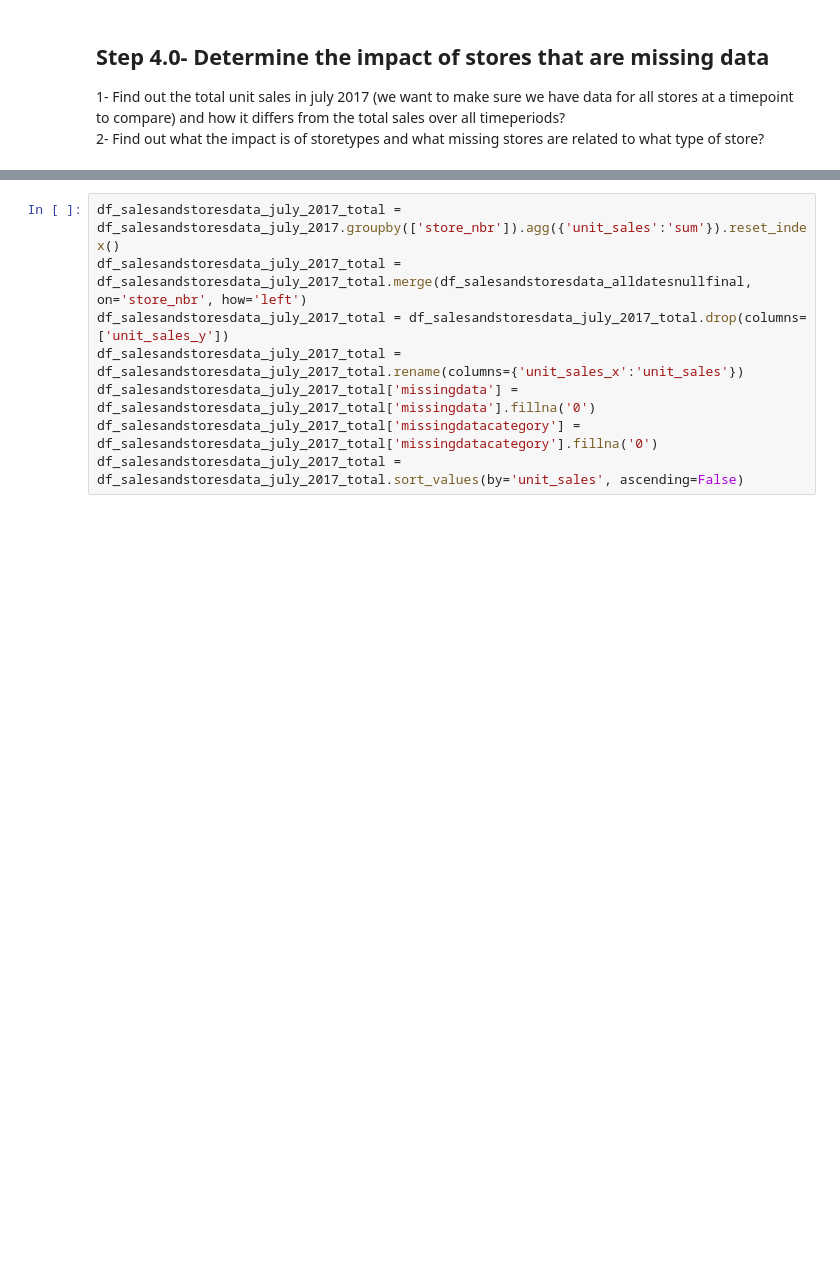
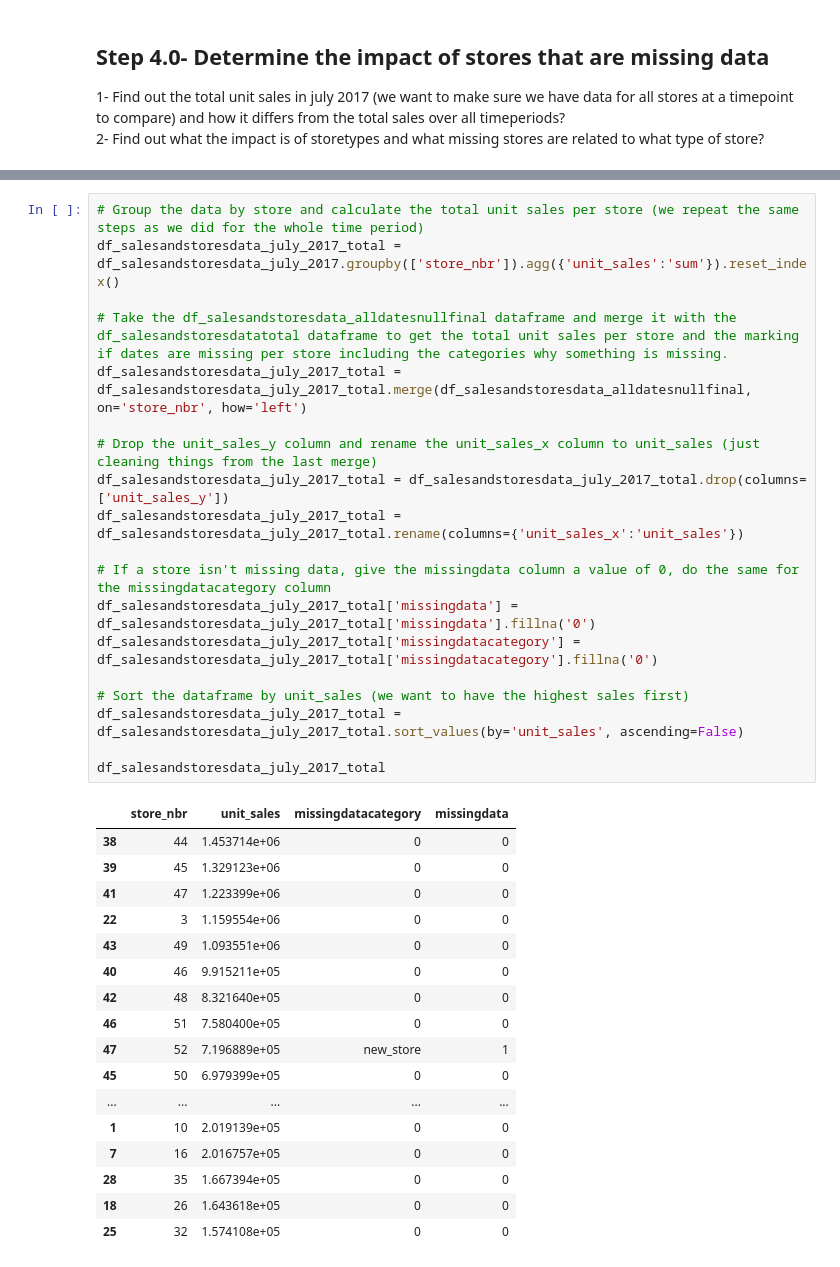
Before and after one commit to AFEngelage/Group4B, a Jupyter notebook: notebooks/Sebastiaan_EDA_Storeswithotherdatadaily.ipynb, the cells around one changed output, grey strips where cells are left out. Saved outputs shown, nothing was run; the diff lists cells and outputs as text; blank space fills up the shorter version.

```diff
--- a/notebooks/Sebastiaan_EDA_Storeswithotherdatadaily.ipynb
+++ b/notebooks/Sebastiaan_EDA_Storeswithotherdatadaily.ipynb
@@ -451,11 +468,40 @@ print(df_salesandstoresdata_july_2017)
 83590         9 2017-07-31  20525.878906  Quito  Pichincha    B       6
 
 [1674 rows x 7 columns]
-# %%
-df_salesandstoresdata_july_2017_total = df_salesandstoresdata_july_2017.groupby(['store_nbr']).agg({'unit_sales':'sum'}).reset_index()
-df_salesandstoresdata_july_2017_total = df_salesandstoresdata_july_2017_total.merge(df_salesandstoresdata_alldatesnullfinal, on='store_nbr', how='left')
-df_salesandstoresdata_july_2017_total = df_salesandstoresdata_july_2017_total.drop(columns=['unit_sales_y'])
-df_salesandstoresdata_july_2017_total = df_salesandstoresdata_july_2017_total.rename(columns={'unit_sales_x':'unit_sales'})
-df_salesandstoresdata_july_2017_total['missingdata'] = df_salesandstoresdata_july_2017_total['missingdata'].fillna('0')
-df_salesandstoresdata_july_2017_total['missingdatacategory'] = df_salesandstoresdata_july_2017_total['missingdatacategory'].fillna('0')
-df_salesandstoresdata_july_2017_total = df_salesandstoresdata_july_2017_total.sort_values(by='unit_sales', ascending=False)
+# %%
+# Group the data by store and calculate the total unit sales per store (we repeat the same steps as we did for the whole time period)
+df_salesandstoresdata_july_2017_total = df_salesandstoresdata_july_2017.groupby(['store_nbr']).agg({'unit_sales':'sum'}).reset_index()
+
+# Take the df_salesandstoresdata_alldatesnullfinal dataframe and merge it with the df_salesandstoresdatatotal dataframe to get the total unit sales per store and the marking if dates are missing per store including the categories why something is missing.
+df_salesandstoresdata_july_2017_total = df_salesandstoresdata_july_2017_total.merge(df_salesandstoresdata_alldatesnullfinal, on='store_nbr', how='left')
+
+# Drop the unit_sales_y column and rename the unit_sales_x column to unit_sales (just cleaning things from the last merge)
+df_salesandstoresdata_july_2017_total = df_salesandstoresdata_july_2017_total.drop(columns=['unit_sales_y'])
+df_salesandstoresdata_july_2017_total = df_salesandstoresdata_july_2017_total.rename(columns={'unit_sales_x':'unit_sales'})
+
+# If a store isn't missing data, give the missingdata column a value of 0, do the same for the missingdatacategory column
+df_salesandstoresdata_july_2017_total['missingdata'] = df_salesandstoresdata_july_2017_total['missingdata'].fillna('0')
+df_salesandstoresdata_july_2017_total['missingdatacategory'] = df_salesandstoresdata_july_2017_total['missingdatacategory'].fillna('0')
+
+# Sort the dataframe by unit_sales (we want to have the highest sales first)
+df_salesandstoresdata_july_2017_total = df_salesandstoresdata_july_2017_total.sort_values(by='unit_sales', ascending=False)
+
+df_salesandstoresdata_july_2017_total
+# %% [output]
+|  | store_nbr | unit_sales | missingdatacategory | missingdata |
+| 38 | 44 | 1.453714e+06 | 0 | 0 |
+| 39 | 45 | 1.329123e+06 | 0 | 0 |
+| 41 | 47 | 1.223399e+06 | 0 | 0 |
+| 22 | 3 | 1.159554e+06 | 0 | 0 |
+| 43 | 49 | 1.093551e+06 | 0 | 0 |
+| 40 | 46 | 9.915211e+05 | 0 | 0 |
+| 42 | 48 | 8.321640e+05 | 0 | 0 |
+| 46 | 51 | 7.580400e+05 | 0 | 0 |
+| 47 | 52 | 7.196889e+05 | new_store | 1 |
+| 45 | 50 | 6.979399e+05 | 0 | 0 |
+| ... | ... | ... | ... | ... |
+| 1 | 10 | 2.019139e+05 | 0 | 0 |
+| 7 | 16 | 2.016757e+05 | 0 | 0 |
+| 28 | 35 | 1.667394e+05 | 0 | 0 |
+| 18 | 26 | 1.643618e+05 | 0 | 0 |
+| 25 | 32 | 1.574108e+05 | 0 | 0 |
```
Also changed, not shown: parts of 16 cells of this notebook.
